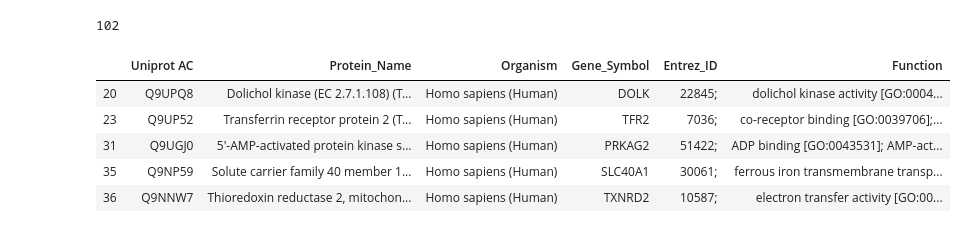
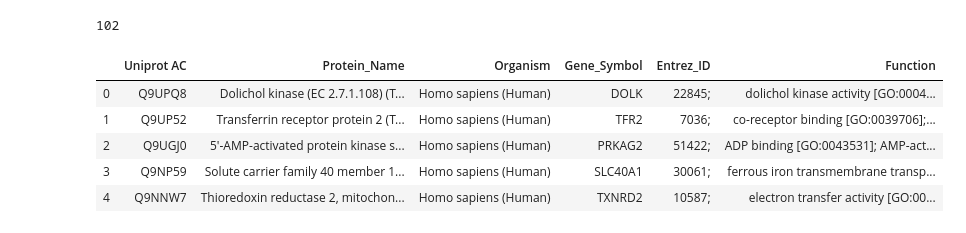
Before and after one commit to LivLilli/Network-Medicine-Dilated-Cardiomyopathy, a Jupyter notebook: project.ipynb, the cells around one changed output. Cells and saved outputs as stored; diff of their text form; code cells hidden in the pictures.

```diff
--- a/project.ipynb
+++ b/project.ipynb
@@ -155,16 +173,18 @@ final_df = final_df.drop(['Gene names'], axis=1)
 # %%
 #renaming cols
 original_cols = list(final_df.columns)
 new_cols = ['Uniprot AC', 'Protein_Name', 'Organism', 'Gene_Symbol', 'Entrez_ID', 'Function']
 final_df = final_df.rename(columns=dict(zip(original_cols, new_cols)))
+# resetting indeces
+final_df.reset_index(drop=True, inplace= True)
 final_df.head()
 # %% [output]
 |  | Uniprot AC | Protein_Name | Organism | Gene_Symbol | Entrez_ID | Function |
-| 20 | Q9UPQ8 | Dolichol kinase (EC 2.7.1.108) (T... | Homo sapiens (Human) | DOLK | 22845; | dolichol kinase activity [GO:0004... |
-| 23 | Q9UP52 | Transferrin receptor protein 2 (T... | Homo sapiens (Human) | TFR2 | 7036; | co-receptor binding [GO:0039706];... |
-| 31 | Q9UGJ0 | 5'-AMP-activated protein kinase s... | Homo sapiens (Human) | PRKAG2 | 51422; | ADP binding [GO:0043531]; AMP-act... |
-| 35 | Q9NP59 | Solute carrier family 40 member 1... | Homo sapiens (Human) | SLC40A1 | 30061; | ferrous iron transmembrane transp... |
-| 36 | Q9NNW7 | Thioredoxin reductase 2, mitochon... | Homo sapiens (Human) | TXNRD2 | 10587; | electron transfer activity [GO:00... |
+| 0 | Q9UPQ8 | Dolichol kinase (EC 2.7.1.108) (T... | Homo sapiens (Human) | DOLK | 22845; | dolichol kinase activity [GO:0004... |
+| 1 | Q9UP52 | Transferrin receptor protein 2 (T... | Homo sapiens (Human) | TFR2 | 7036; | co-receptor binding [GO:0039706];... |
+| 2 | Q9UGJ0 | 5'-AMP-activated protein kinase s... | Homo sapiens (Human) | PRKAG2 | 51422; | ADP binding [GO:0043531]; AMP-act... |
+| 3 | Q9NP59 | Solute carrier family 40 member 1... | Homo sapiens (Human) | SLC40A1 | 30061; | ferrous iron transmembrane transp... |
+| 4 | Q9NNW7 | Thioredoxin reductase 2, mitochon... | Homo sapiens (Human) | TXNRD2 | 10587; | electron transfer activity [GO:00... |
 # %%
 # saving to csv
 try:
```
Also changed, not shown: parts of 8 cells of this notebook, 4 other files.
